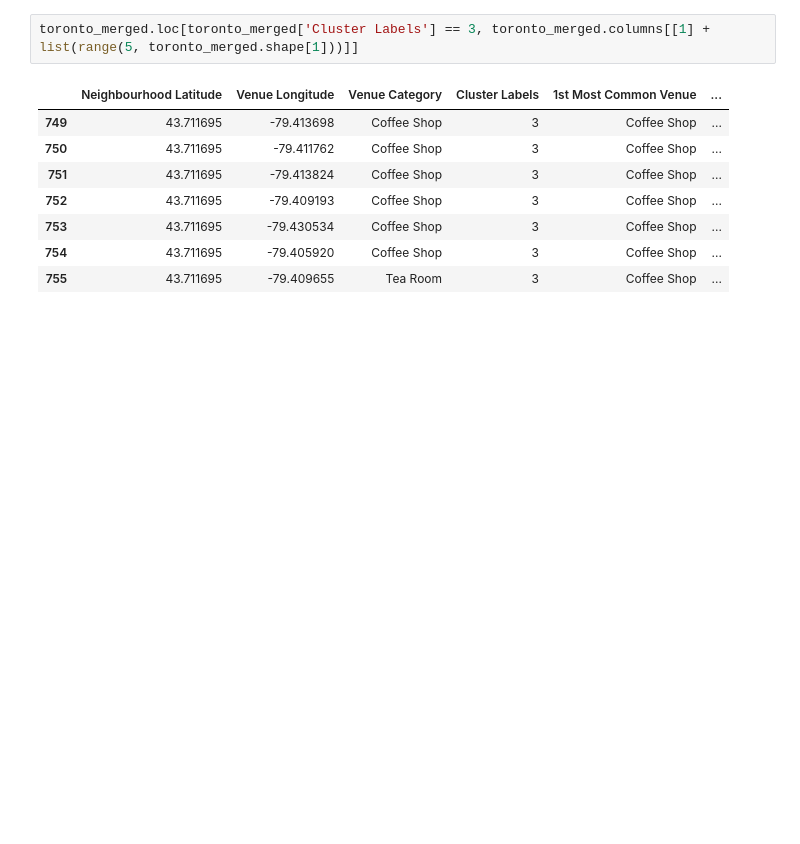
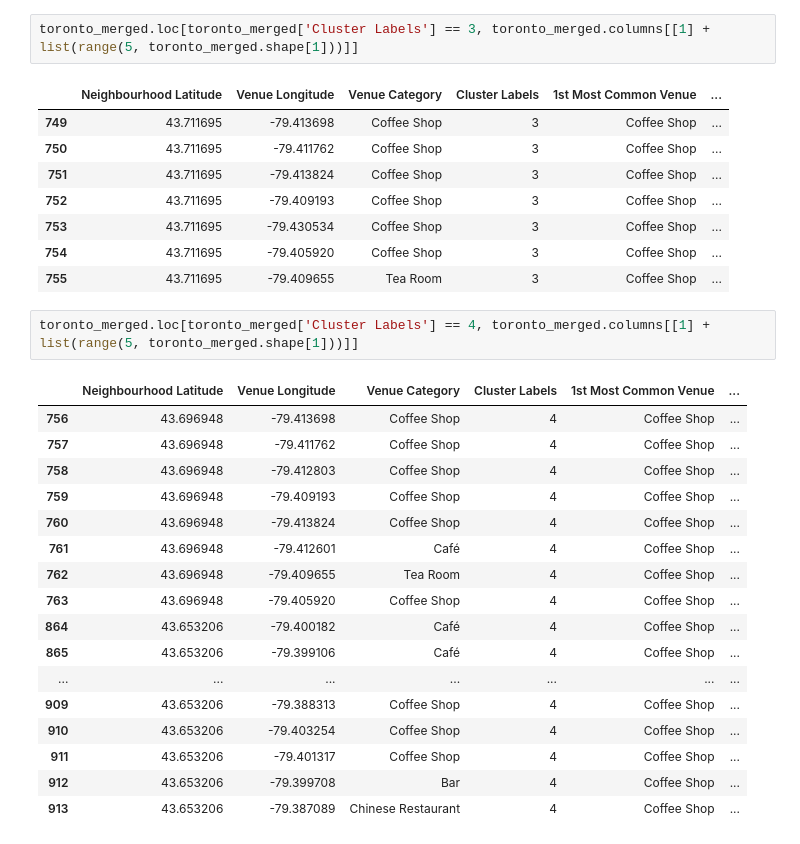
Before and after one commit to PranavKR66/Business-Location-Recommendation, a Jupyter notebook: Battle of the Neighbourhoods(Week 2).ipynb, the cells around one changed output. Cells and saved outputs as stored; diff of their text form; blank space fills up the shorter version.

```diff
--- a/Battle of the Neighbourhoods(Week 2).ipynb
+++ b/Battle of the Neighbourhoods(Week 2).ipynb
@@ -544,3 +536,23 @@ toronto_merged.loc[toronto_merged['Cluster Labels'] == 3, toronto_merged.columns
 | 753 | 43.711695 | -79.430534 | Coffee Shop | 3 | Coffee Shop | ... |
 | 754 | 43.711695 | -79.405920 | Coffee Shop | 3 | Coffee Shop | ... |
 | 755 | 43.711695 | -79.409655 | Tea Room | 3 | Coffee Shop | ... |
+# %%
+toronto_merged.loc[toronto_merged['Cluster Labels'] == 4, toronto_merged.columns[[1] + list(range(5, toronto_merged.shape[1]))]]
+# %% [output]
+|  | Neighbourhood Latitude | Venue Longitude | Venue Category | Cluster Labels | 1st Most Common Venue | ... |
+| 756 | 43.696948 | -79.413698 | Coffee Shop | 4 | Coffee Shop | ... |
+| 757 | 43.696948 | -79.411762 | Coffee Shop | 4 | Coffee Shop | ... |
+| 758 | 43.696948 | -79.412803 | Coffee Shop | 4 | Coffee Shop | ... |
+| 759 | 43.696948 | -79.409193 | Coffee Shop | 4 | Coffee Shop | ... |
+| 760 | 43.696948 | -79.413824 | Coffee Shop | 4 | Coffee Shop | ... |
+| 761 | 43.696948 | -79.412601 | Café | 4 | Coffee Shop | ... |
+| 762 | 43.696948 | -79.409655 | Tea Room | 4 | Coffee Shop | ... |
+| 763 | 43.696948 | -79.405920 | Coffee Shop | 4 | Coffee Shop | ... |
+| 864 | 43.653206 | -79.400182 | Café | 4 | Coffee Shop | ... |
+| 865 | 43.653206 | -79.399106 | Café | 4 | Coffee Shop | ... |
+| ... | ... | ... | ... | ... | ... | ... |
+| 909 | 43.653206 | -79.388313 | Coffee Shop | 4 | Coffee Shop | ... |
+| 910 | 43.653206 | -79.403254 | Coffee Shop | 4 | Coffee Shop | ... |
+| 911 | 43.653206 | -79.401317 | Coffee Shop | 4 | Coffee Shop | ... |
+| 912 | 43.653206 | -79.399708 | Bar | 4 | Coffee Shop | ... |
+| 913 | 43.653206 | -79.387089 | Chinese Restaurant | 4 | Coffee Shop | ... |
```
Also changed, not shown: parts of 2 cells of this notebook.
